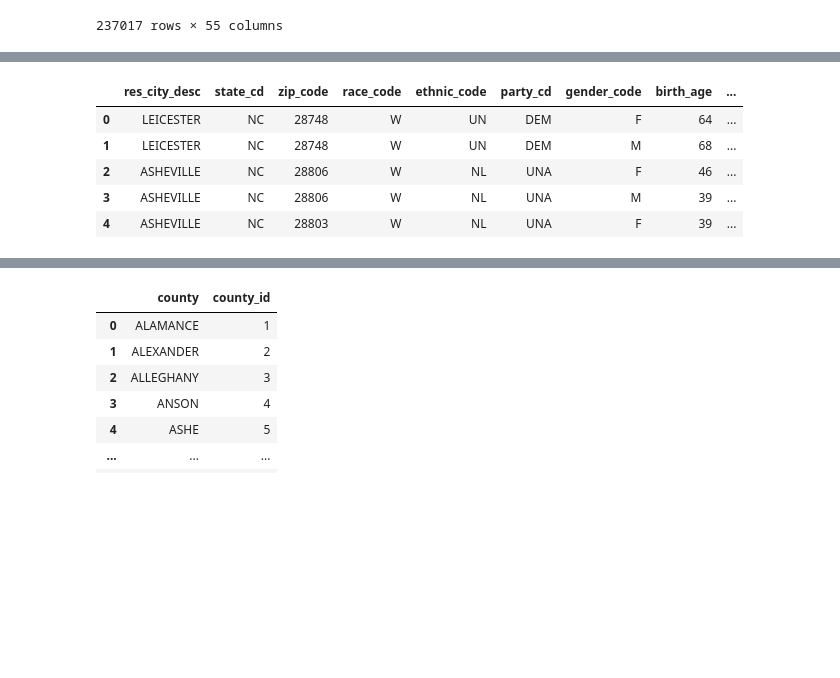
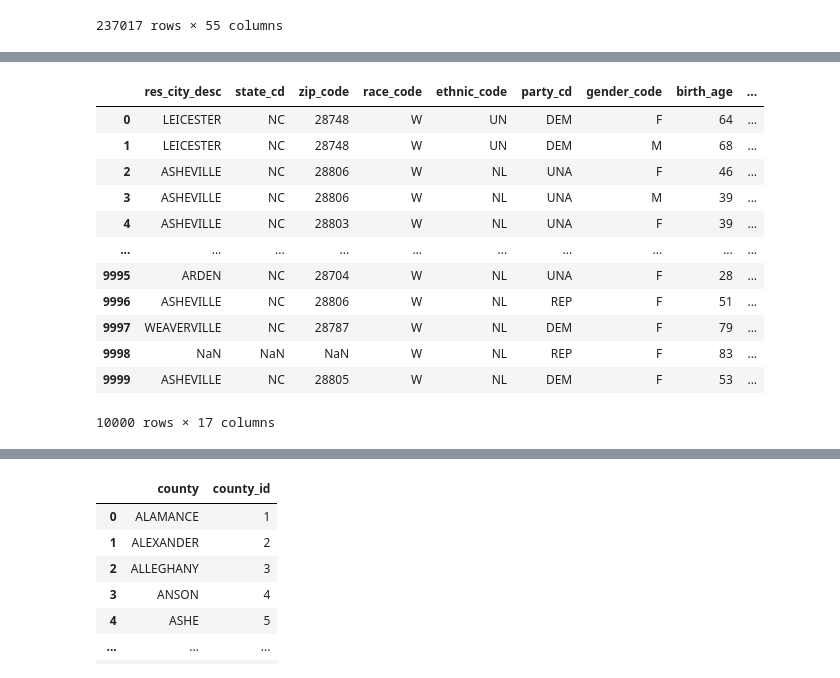
Before and after one commit to shellymnixon/ETL-Project, a Jupyter notebook: Buncombe_Data_small_files.ipynb, the cells around one changed output, grey strips where cells are left out. Drawn from its saved outputs; the diff is of its cells as text; code cells hidden in the pictures; blank space fills up the shorter version.

```diff
--- a/Buncombe_Data_small_files.ipynb
+++ b/Buncombe_Data_small_files.ipynb
@@ -28,8 +48,8 @@ voter_reg_df1 = pd.read_csv("voter_reg1.csv")
 voter_reg_df2 = pd.read_csv("voter_reg2.csv")
 # %%
 # Combine two voter_reg csvs into one
-voter_reg = voter_reg_df1.append(voter_reg_df2, ignore_index=True)
-voter_reg.head()
+voter_reg_large = voter_reg_df1.append(voter_reg_df2, ignore_index=True)
+voter_reg_large.head()
 # %% [output]
 |  | county_id | county_desc | voter_reg_num | status_cd | voter_status_desc | reason_cd | voter_status_reason_desc | ... |
 | 0 | 11 | BUNCOMBE | 378389 | A | ACTIVE | AV | VERIFIED | ... |
@@ -52,9 +61,9 @@ voter_reg.head()
 # %%
 # Drop unnecessary columns
-voter_reg.drop(['dist_2_desc', 'dist_1_desc', 'munic_dist_desc', 'rescue_dist_desc', 'sanit_dist_desc', 'sewer_dist_desc',
+voter_reg_large.drop(['dist_2_desc', 'dist_1_desc', 'munic_dist_desc', 'rescue_dist_desc', 'sanit_dist_desc', 'sewer_dist_desc',
                   'water_dist_desc', 'fire_dist_desc', 'school_dist_desc', 'township_desc', 'county_commiss_desc',
                   'ward_desc', 'municipality_desc', 'absent_ind', 'name_prefx_cd', 'dist_2_abbrv'], axis=1, inplace=True)
-voter_reg
+voter_reg_large
 # %% [output]
 |  | county_id | county_desc | voter_reg_num | status_cd | voter_status_desc | reason_cd | voter_status_reason_desc | ... |
 | 0 | 11 | BUNCOMBE | 378389 | A | ACTIVE | AV | VERIFIED | ... |
@@ -104,0 +101,4 @@ voter_identifiers.head()
+# %%
+# Create subset dataframe that adheres to Heroku's 10,000 row max
+voter_reg = voter_reg_large.iloc[:10000]
+voter_reg
@@ -105,16 +119,23 @@ voter_identifiers.head()
 # %%
 # Pull out demographic information columns to create voter demographic dataframe
 voter_demo = voter_reg[['res_city_desc', 'state_cd', 'zip_code', 'race_code', 'ethnic_code', 'party_cd', 'gender_code',\
                        'birth_age', 'birth_state', 'birth_year', 'drivers_lic', 'registr_dt', 'status_cd', 'voter_status_desc',\
                        'reason_cd', 'voter_status_reason_desc', 'ncid']]
-voter_demo.head()
+voter_demo
 # %% [output]
 |  | res_city_desc | state_cd | zip_code | race_code | ethnic_code | party_cd | gender_code | birth_age | ... |
 | 0 | LEICESTER | NC | 28748 | W | UN | DEM | F | 64 | ... |
 | 1 | LEICESTER | NC | 28748 | W | UN | DEM | M | 68 | ... |
 | 2 | ASHEVILLE | NC | 28806 | W | NL | UNA | F | 46 | ... |
 | 3 | ASHEVILLE | NC | 28806 | W | NL | UNA | M | 39 | ... |
 | 4 | ASHEVILLE | NC | 28803 | W | NL | UNA | F | 39 | ... |
+| ... | ... | ... | ... | ... | ... | ... | ... | ... | ... |
+| 9995 | ARDEN | NC | 28704 | W | NL | UNA | F | 28 | ... |
+| 9996 | ASHEVILLE | NC | 28806 | W | NL | REP | F | 51 | ... |
+| 9997 | WEAVERVILLE | NC | 28787 | W | NL | DEM | F | 79 | ... |
+| 9998 | NaN | NaN | NaN | W | NL | REP | F | 83 | ... |
+| 9999 | ASHEVILLE | NC | 28805 | W | NL | DEM | F | 53 | ... |
+10000 rows × 17 columns
 # %%
 # Pull out jurisdiction and county information columns to create voter dist dataframe
 voter_dist = voter_reg[['county_id', 'county_desc', 'precinct_abbrv', 'precinct_desc', 'municipality_abbrv',\
```
Also changed, not shown: parts of 20 cells of this notebook, 1 other file.
